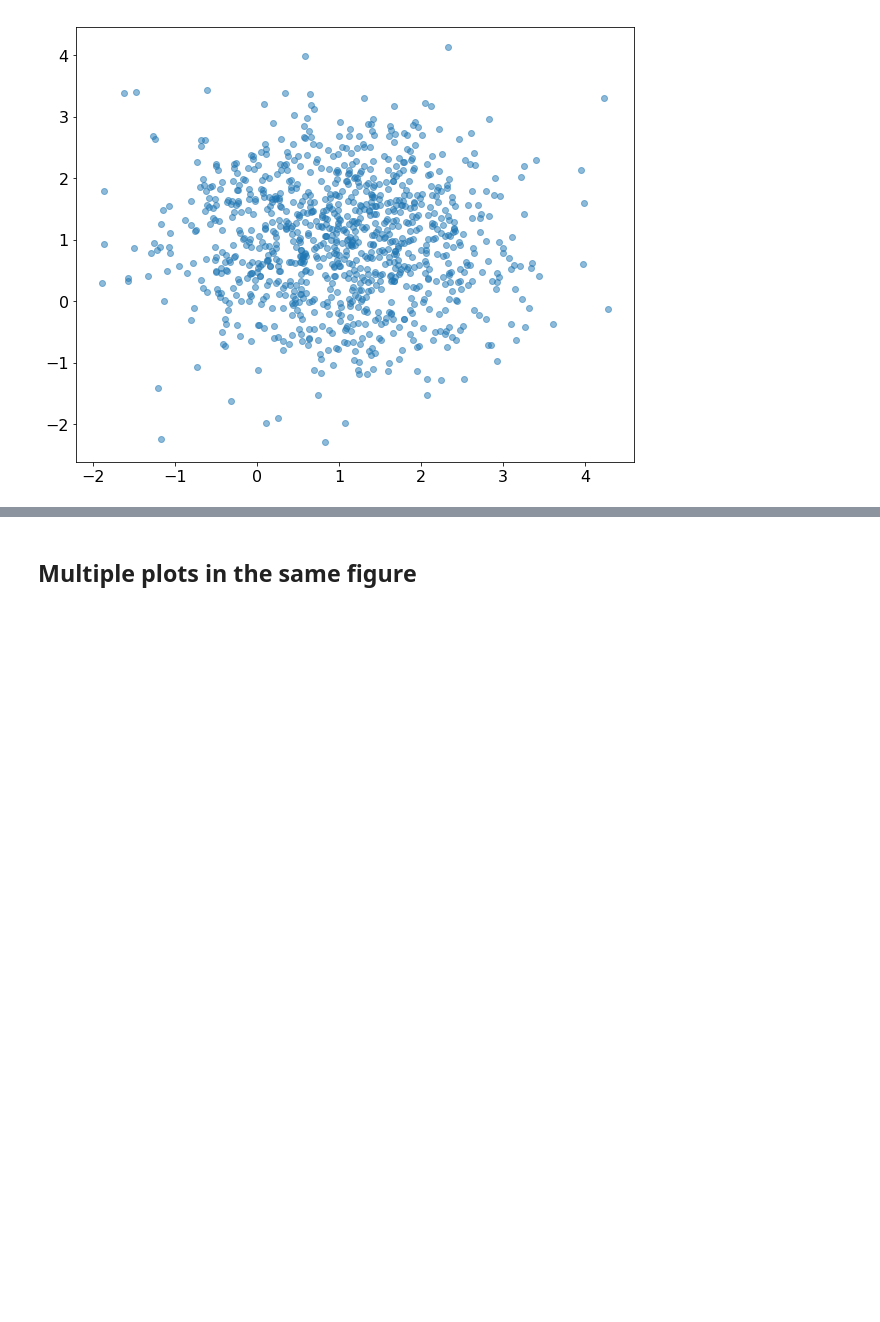
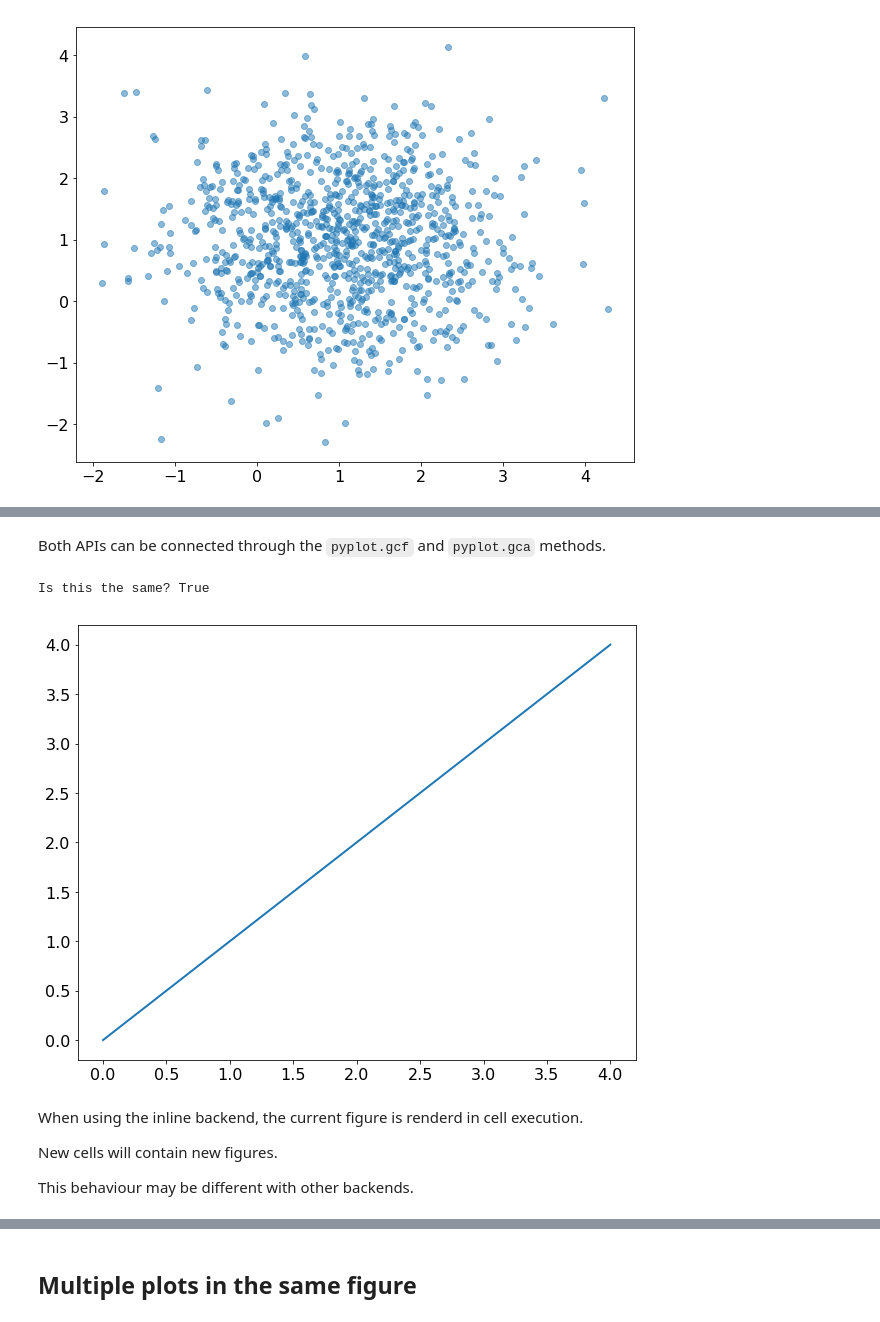
Before and after one commit to ftorradeflot/PythonMasterIFAE, a Jupyter notebook: matplotlib.ipynb, the cells around one changed output, grey strips where cells are left out. Drawn from its saved outputs; the diff is of its cells as text; code cells hidden in the pictures; blank space fills up the shorter version.

```diff
--- a/matplotlib.ipynb
+++ b/matplotlib.ipynb
@@ -384,0 +394,18 @@ Figure(720x576)
+# %% [markdown]
+Both APIs can be connected through the `pyplot.gcf` and `pyplot.gca` methods.
+# %%
+x = np.arange(5)
+plt.plot(x, x)
+
+fig = plt.gcf()
+ax = plt.gca()
+print('Is this the same? {}\n'.format(ax == fig.get_children()[1]))
+# %% [output]
+Is this the same? True
+[figure, added]
+# %% [markdown]
+When using the inline backend, the current figure is renderd in cell execution.
+
+New cells will contain new figures.
+
+This behaviour may be different with other backends.
```
Also changed, not shown: parts of 21 cells of this notebook.
